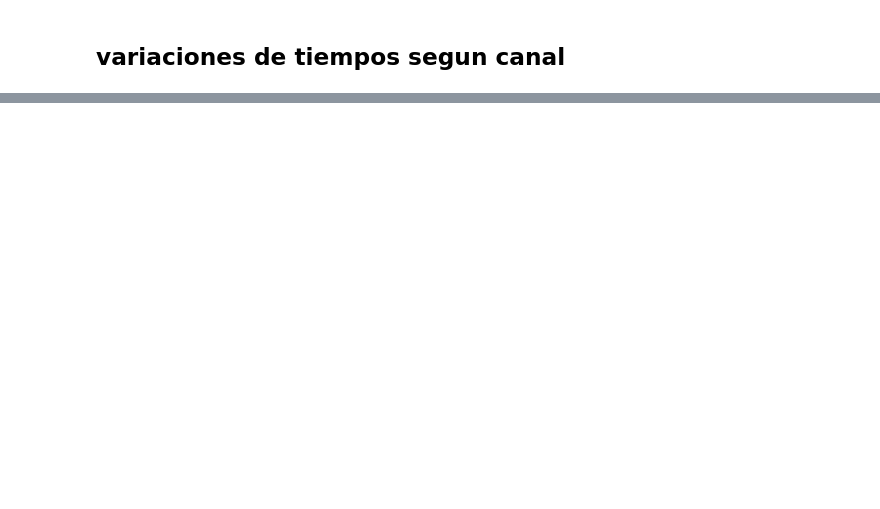
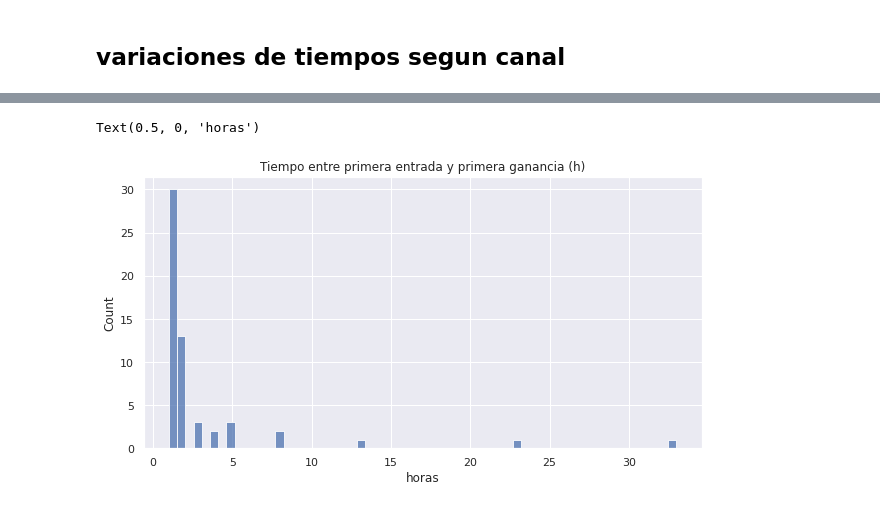
Before and after one commit to joankenobi/analisis_de_datos_copy_trading, a Jupyter notebook: Proyecto/notebooks/Exploracion_de_los_datos_pasantias.ipynb, the cells around one changed output, grey strips where cells are left out. Drawn from its saved outputs; the diff is of its cells as text; code cells hidden in the pictures; blank space fills up the shorter version.

```diff
--- a/Proyecto/notebooks/Exploracion_de_los_datos_pasantias.ipynb
+++ b/Proyecto/notebooks/Exploracion_de_los_datos_pasantias.ipynb
@@ -235,0 +463,8 @@ df_sygnals_2[mask][['d_e', 'd_p', 'e_p', 'd_s']].transform(lambda x: round(x/360
+# %%
+sns.set(rc={'figure.figsize':(10,5)},font_scale=1)
+sns.histplot(df_sygnals_2[mask][['d_e', 'd_p', 'e_p', 'd_s']].transform(lambda x: round(x/3600)).astype(int).value_counts('e_p'))
+plt.title("Tiempo entre primera entrada y primera ganancia (h)")
+plt.xlabel("horas")
+# %% [output]
+Text(0.5, 0, 'horas')
+[figure, added]
```
Also changed, not shown: parts of 34 cells of this notebook.
